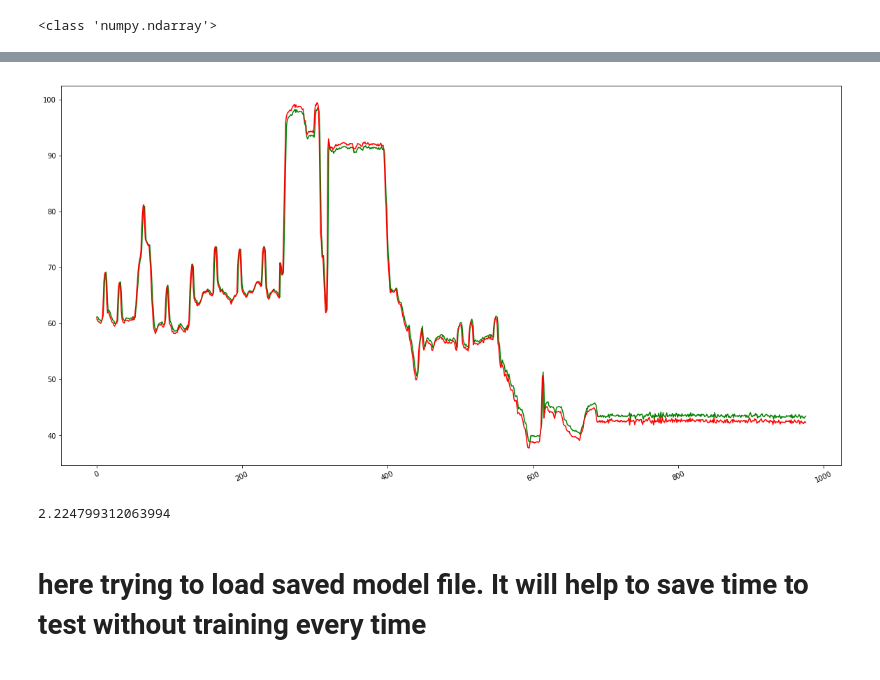
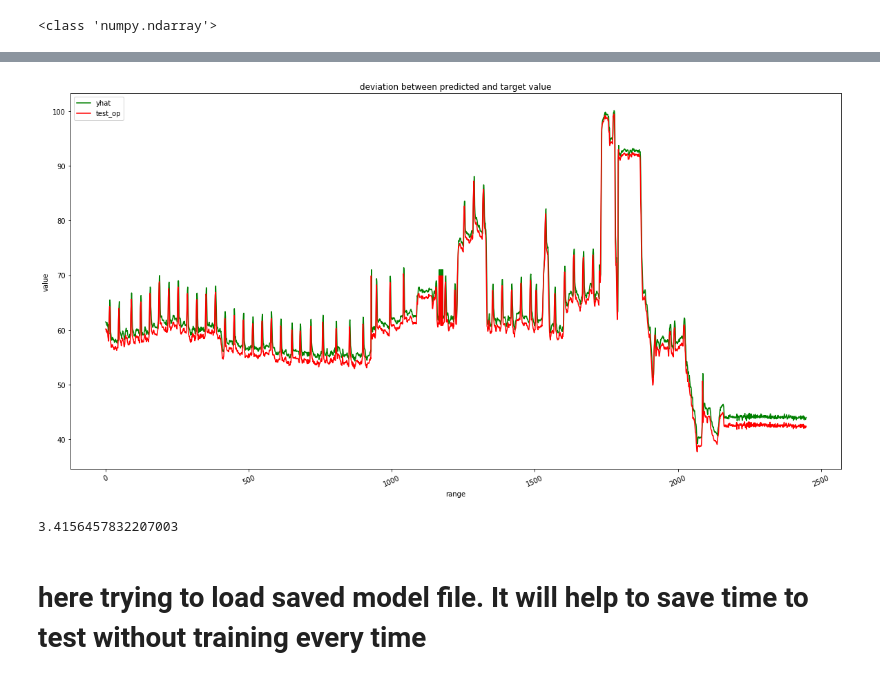
Before and after one commit to atifkarim/Time-Series-Forecasting-Using-Machine-Learning-Algorithm, a Jupyter notebook: VANILLA_LSTM_Univariate.ipynb, the cells around one changed output, grey strips where cells are left out. Drawn from its saved outputs; the diff is of its cells as text; code cells hidden in the pictures.

```diff
--- a/VANILLA_LSTM_Univariate.ipynb
+++ b/VANILLA_LSTM_Univariate.ipynb
@@ -51,10 +51,15 @@ plt.show()
 # %% [output]
 shape of univariate_data:  (24500, 1)
 [figure]
+# %%
+# remove this line if you want do not want to count mean. Just comment it and uncomment the below lines.
+uni_mean=univariate_data.mean()
+univariate_data_mean= univariate_data.replace(0,uni_mean)
+univariate_data_drop_zero=univariate_data_mean
 # %%
-from numpy import nan
-univariate_data_drop_zero= univariate_data.replace(0,nan)
-univariate_data_drop_zero= univariate_data_drop_zero.dropna(how='any',axis=0)
+# from numpy import nan
+# univariate_data_drop_zero= univariate_data.replace(0,nan)
+# univariate_data_drop_zero= univariate_data_drop_zero.dropna(how='any',axis=0)
 # %%
 print('shape of univariate_data: ',univariate_data.shape)
 print('shape of univariate_data_drop_zero: ',univariate_data_drop_zero.shape)
@@ -80,7 +85,7 @@ print(dataset)
 # %% [markdown]
 # VANILLA LSTM
 # %%
-NumberOfElements=int(len(dataset)*0.96)
+NumberOfElements=int(len(dataset)*0.9)
 print('Number of Elements for training: ',NumberOfElements)
 print('dataset length: ',len(dataset))
 
@@ -146,7 +151,7 @@ def lr_schedule(epoch):
     return lr * (0.1 ** int(epoch / 10))
 
 batch_size=32
-epochs=100
+epochs=10
 
 # define model
 model = Sequential()
@@ -154,7 +159,7 @@ model.add(LSTM(50, activation='relu', input_shape=(n_steps, n_features)))
 model.add(Dense(1))
 model.compile(optimizer='adam', loss='mse',metrics=['accuracy'])
 # fit model
-model.fit(X_train_vanilla, y_train_vanilla, batch_size=batch_size, epochs=epochs,validation_split=0.2, verbose=1,
+train_model=model.fit(X_train_vanilla, y_train_vanilla, batch_size=batch_size, epochs=epochs,validation_split=0.2, verbose=1,
           callbacks=[LearningRateScheduler(lr_schedule),
                      ModelCheckpoint('/media/atif/BE0E05910E0543BD/University of Bremen MSc/masters_thesis/forecasting_sensor_data_Salzgitter_AG/trained_model_file/vanilla_100.h5', save_best_only=True)])
 # %% [output]
@@ -196,11 +202,15 @@ yhat = model.predict(X_test_ip_vanilla, verbose=1)
 # %%
 # my_data_1.index[0:-1]
 plt.plot(yhat,color='green')
 plt.plot(test_op_vanilla,color='red')
 plt.xticks( rotation=25)
+plt.title('deviation between predicted and target value')
+plt.ylabel('value')
+plt.xlabel('range')
+plt.legend(['yhat', 'test_op'], loc='upper left')
 plt.show()
 # %% [output]
-[figure, old version]
+[figure, new version]
 # %%
 from sklearn.metrics import mean_squared_error
 
@@ -208,7 +218,7 @@ from sklearn.metrics import mean_squared_error
 Error = mean_squared_error(test_op_vanilla,yhat)
 print(Error)
 # %% [output]
-2.224799312063994
+3.4156457832207003
 # %% [markdown]
 # here trying to load saved model file. It will help to save time to test without training every time
 # %%
```
Also changed, not shown: parts of 6 cells of this notebook.
